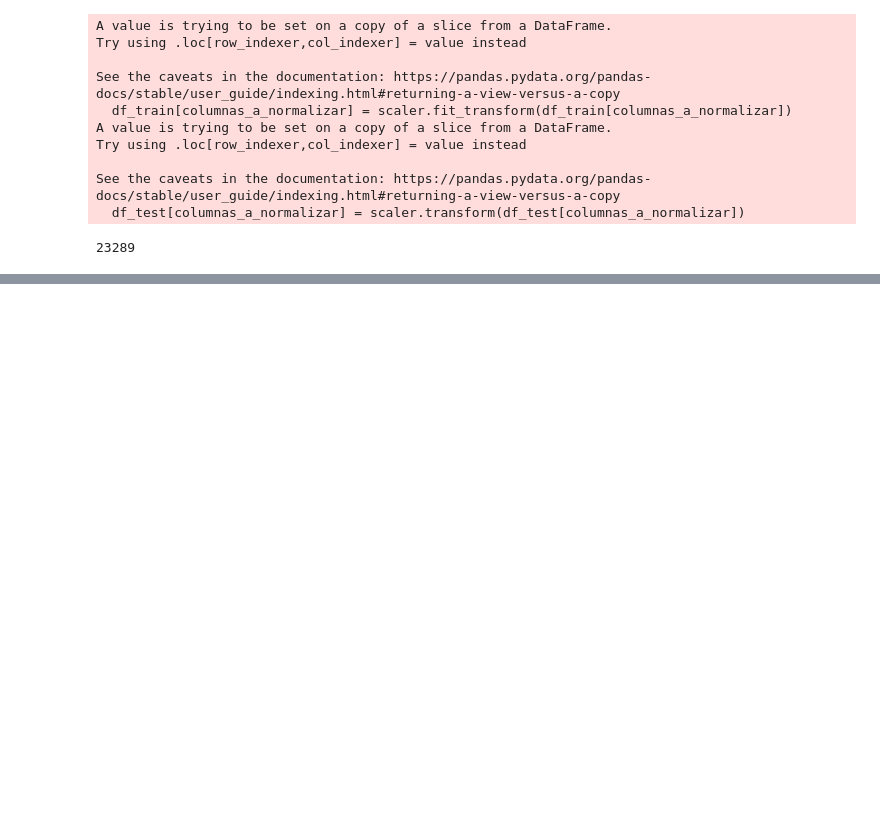
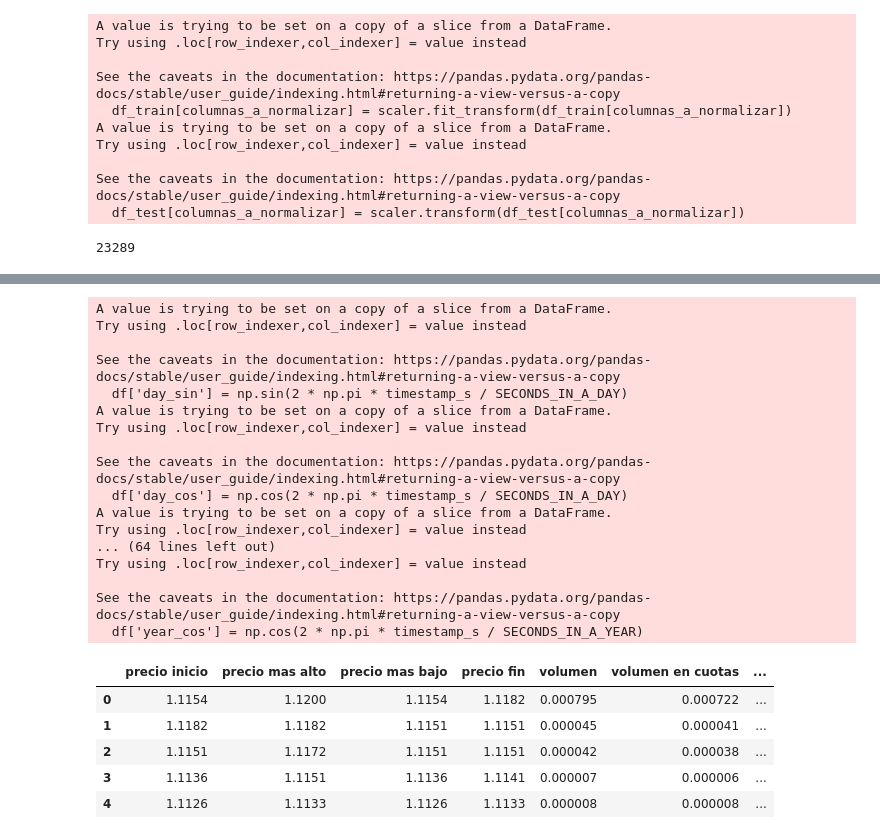
Before and after one commit to dani5m/ML, a Jupyter notebook: modelos.ipynb, the cells around one changed output, grey strips where cells are left out. Cells and saved outputs as stored; diff of their text form; code cells hidden in the pictures; blank space fills up the shorter version.

```diff
--- a/modelos.ipynb
+++ b/modelos.ipynb
@@ -259 +317,54 @@ df_train['timestamp final'].head(885)
 Name: timestamp final, Length: 885, dtype: datetime64[ns]
+# %%
+###CONVERTIR DATA
+# Pasar a data a forma trigonométrica, semellante ó laboratorio 9
+def convertir_data(df):
+  for i in ('timestamp inicial', 'timestamp final'):
+    # Retirar a columna de datetime(primeiro inicial e despois final)
+    date_time = pd.to_datetime(df.pop(i), format='%Y.%m.%d %H:%M:%S')
+
+    # Converter a segundos
+    timestamp_s = date_time.map(pd.Timestamp.timestamp)
+
+    # Calcular a equivalencia en horas, días e anos
+    SECONDS_IN_A_DAY = 24 * 60 * 60
+    SECONDS_IN_A_YEAR = 365.25 * SECONDS_IN_A_DAY
+
+    # Calcular as expresións trigonométrias
+    df['day_sin'] = np.sin(2 * np.pi * timestamp_s / SECONDS_IN_A_DAY)
+    df['day_cos'] = np.cos(2 * np.pi * timestamp_s / SECONDS_IN_A_DAY)
+    df['year_sin'] = np.sin(2 * np.pi * timestamp_s / SECONDS_IN_A_YEAR)
+    df['year_cos'] = np.cos(2 * np.pi * timestamp_s / SECONDS_IN_A_YEAR)
+
+
+  return df
+
+# Calcular os novos df_train e df_test
+df_train = convertir_data(df_train)
+df_test = convertir_data(df_test)
+
+df_train.head()
+# %% [output]
+A value is trying to be set on a copy of a slice from a DataFrame.
+Try using .loc[row_indexer,col_indexer] = value instead
+
+See the caveats in the documentation: https://pandas.pydata.org/pandas-docs/stable/user_guide/indexing.html#returning-a-view-versus-a-copy
+  df['day_sin'] = np.sin(2 * np.pi * timestamp_s / SECONDS_IN_A_DAY)
+A value is trying to be set on a copy of a slice from a DataFrame.
+Try using .loc[row_indexer,col_indexer] = value instead
+
+See the caveats in the documentation: https://pandas.pydata.org/pandas-docs/stable/user_guide/indexing.html#returning-a-view-versus-a-copy
+  df['day_cos'] = np.cos(2 * np.pi * timestamp_s / SECONDS_IN_A_DAY)
+A value is trying to be set on a copy of a slice from a DataFrame.
+Try using .loc[row_indexer,col_indexer] = value instead
+... (64 lines left out)
+Try using .loc[row_indexer,col_indexer] = value instead
+
+See the caveats in the documentation: https://pandas.pydata.org/pandas-docs/stable/user_guide/indexing.html#returning-a-view-versus-a-copy
+  df['year_cos'] = np.cos(2 * np.pi * timestamp_s / SECONDS_IN_A_YEAR)
+|  | precio inicio | precio mas alto | precio mas bajo | precio fin | volumen | volumen en cuotas | ... |
+| 0 | 1.1154 | 1.1200 | 1.1154 | 1.1182 | 0.000795 | 0.000722 | ... |
+| 1 | 1.1182 | 1.1182 | 1.1151 | 1.1151 | 0.000045 | 0.000041 | ... |
+| 2 | 1.1151 | 1.1172 | 1.1151 | 1.1151 | 0.000042 | 0.000038 | ... |
+| 3 | 1.1136 | 1.1151 | 1.1136 | 1.1141 | 0.000007 | 0.000006 | ... |
+| 4 | 1.1126 | 1.1133 | 1.1126 | 1.1133 | 0.000008 | 0.000008 | ... |
```
Also changed, not shown: parts of 11 cells of this notebook.
